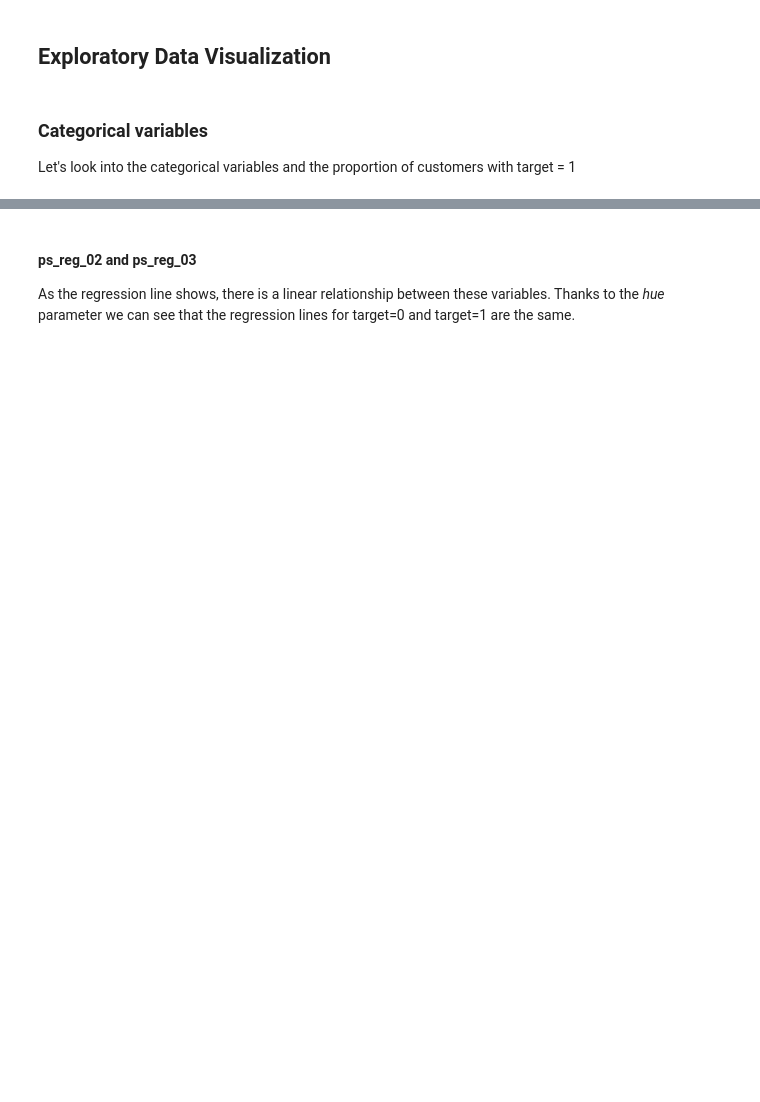
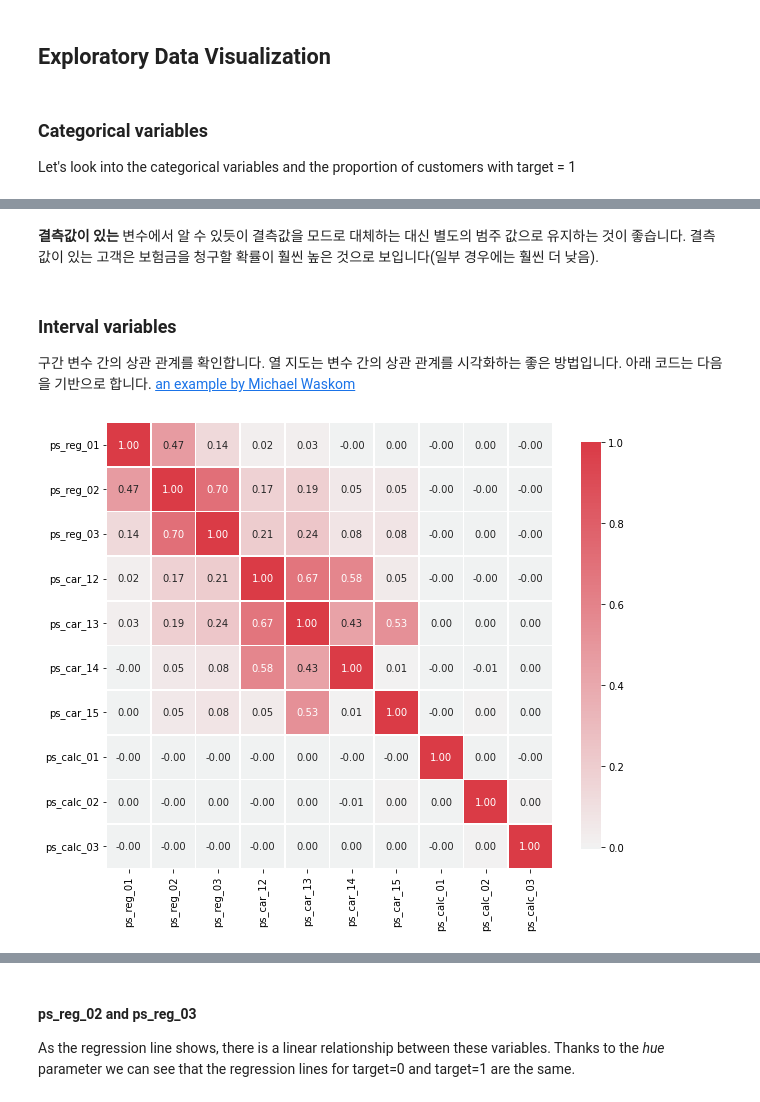
Before and after one commit to Sep-eg/kaggle_study, a Jupyter notebook: Porto/BCT_2lv_1st.ipynb, the cells around one changed output, grey strips where cells are left out. Cells and saved outputs as stored; diff of their text form; code cells hidden in the pictures; blank space fills up the shorter version.

```diff
--- a/Porto/BCT_2lv_1st.ipynb
+++ b/Porto/BCT_2lv_1st.ipynb
@@ -432,0 +527,21 @@ Seaborn has some handy plots to visualize the (linear) relationship between vari
+# %% [markdown]
+**결측값이 있는** 변수에서 알 수 있듯이 결측값을 모드로 대체하는 대신 별도의 범주 값으로 유지하는 것이 좋습니다. 결측값이 있는 고객은 보험금을 청구할 확률이 훨씬 높은 것으로 보입니다(일부 경우에는 훨씬 더 낮음).
+# %% [markdown]
+### Interval variables
+구간 변수 간의 상관 관계를 확인합니다. 열 지도는 변수 간의 상관 관계를 시각화하는 좋은 방법입니다. 아래 코드는 다음을 기반으로 합니다. [an example by Michael Waskom](http://seaborn.pydata.org/examples/many_pairwise_correlations.html)
+# %%
+def corr_heatmap(v):
+    correlations = train[v].corr()
+
+    # Create color map ranging between two colors
+    cmap = sns.diverging_palette(220, 10, as_cmap=True)
+
+    fig, ax = plt.subplots(figsize=(10,10))
+    sns.heatmap(correlations, cmap=cmap, vmax=1.0, center=0, fmt='.2f',
+                square=True, linewidths=.5, annot=True, cbar_kws={"shrink": .75})
+    plt.show();
+
+v = meta[(meta.level == 'interval') & (meta.keep)].index
+corr_heatmap(v)
+# %% [output]
+[figure, added]
```
Also changed, not shown: parts of 47 cells of this notebook.
